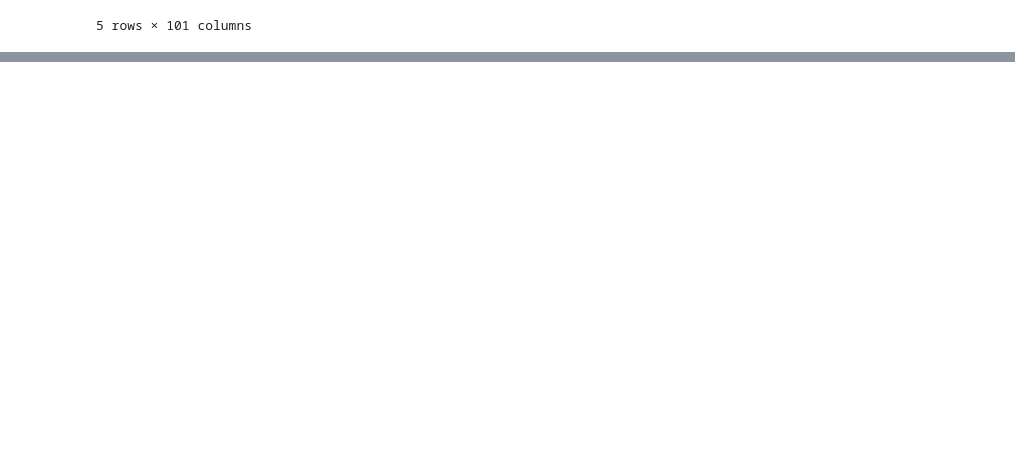
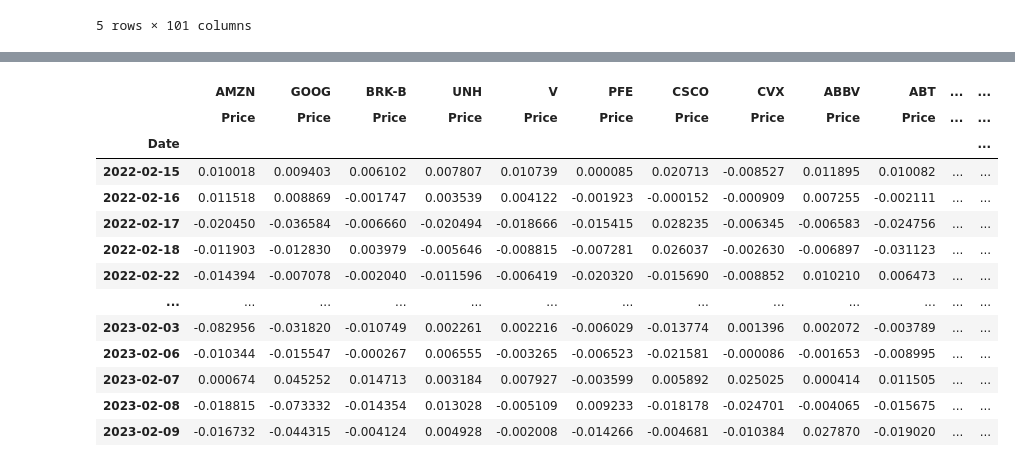
Before and after one commit to MEstrada21/FinTech-545-Spring2023, a Jupyter notebook: Week04/Project/HomeworkWeek4.ipynb, the cells around one changed output, grey strips where cells are left out. Cells and saved outputs as stored; diff of their text form; code cells hidden in the pictures; blank space fills up the shorter version.

```diff
--- a/Week04/Project/HomeworkWeek4.ipynb
+++ b/Week04/Project/HomeworkWeek4.ipynb
@@ -558,0 +592,16 @@ stock_returns_matrix_port_A= calculateReturns(methodOfCalculation= "Arti")
+# %%
+stockPricesA = pd.DataFrame(GetCorrespondingStockPrices(portfolio_A, DailyPrices))
+
+stockPricesB = pd.DataFrame(GetCorrespondingStockPrices(portfolio_B,DailyPrices))
+stockPricesC = pd.DataFrame(GetCorrespondingStockPrices(portfolio_C,DailyPrices))
+stockPricesTotal = pd.DataFrame(GetCorrespondingStockPrices(portfolio_Total,DailyPrices))
+# # #
+# def VaRCalcDataCleanup
+# stockPricesA_Copy = stockPricesA.to_numpy()
+# portfolio_A = merge_price_data(stockPrices, portfolio_A)
+# portfolio_A.head()
+
+#reset stockpriceA index to date
+# stockPricesA.print()
+# stockPricesA.head()
+# stockPricesA_Copy
@@ -558,0 +653,64 @@ stock_returns_matrix_port_A= calculateReturns(methodOfCalculation= "Arti")
+# %%
+stock_Ret_Matrix_A= calculateReturns(stockPricesA, methodOfCalculation= "Arithmetic")
+
+
+
+
+mean_returns_port_A = stock_Ret_Matrix_A.mean()
+mean_returns_port_A.head()
+stock_Ret_Matrix_A_Mean_Adj = stock_Ret_Matrix_A -mean_returns_port_A
+#get what is indexed by
+stock_Ret_Matrix_A_Mean_Adj
+
+#drop date
+
+stock_Ret_Matrix_B= calculateReturns(stockPricesB, methodOfCalculation= "Arithmetic")
+stock_Ret_Matrix_B.head()
+
+
+
+mean_returns_port_B = stock_Ret_Matrix_B.mean()
+mean_returns_port_B
+stock_Ret_Matrix_B_Mean_Adj = stock_Ret_Matrix_B -mean_returns_port_B
+#get what is indexed by
+stock_Ret_Matrix_B_Mean_Adj.head()
+
+#drop date
+stock_Ret_Matrix_C= calculateReturns(stockPricesC, methodOfCalculation= "Arithmetic")
+stock_Ret_Matrix_C.head()
+
+
+
+mean_returns_port_C = stock_Ret_Matrix_C.mean()
+mean_returns_port_C.head()
+stock_Ret_Matrix_C_Mean_Adj = stock_Ret_Matrix_C -mean_returns_port_C
+#get what is indexed by
+stock_Ret_Matrix_C_Mean_Adj.head()
+
+
+# #drop date
+stock_Ret_Matrix_Total= calculateReturns(stockPricesC, methodOfCalculation= "Arithmetic")
+stock_Ret_Matrix_Total.head()
+
+
+
+mean_returns_port_Total = stock_Ret_Matrix_Total.mean()
+mean_returns_port_Total.head()
+stock_Ret_Matrix_Total_Mean_Adj = stock_Ret_Matrix_Total -mean_returns_port_Total
+#get what is indexed by
+stock_Ret_Matrix_Total_Mean_Adj
+# %% [output]
+|  | AMZN | GOOG | BRK-B | UNH | V | PFE | CSCO | CVX | ABBV | ABT | ... | ... |
+|  | Price | Price | Price | Price | Price | Price | Price | Price | Price | Price | ... | ... |
+| Date |  |  |  |  |  |  |  |  |  |  |  | ... |
+| 2022-02-15 | 0.010018 | 0.009403 | 0.006102 | 0.007807 | 0.010739 | 0.000085 | 0.020713 | -0.008527 | 0.011895 | 0.010082 | ... | ... |
+| 2022-02-16 | 0.011518 | 0.008869 | -0.001747 | 0.003539 | 0.004122 | -0.001923 | -0.000152 | -0.000909 | 0.007255 | -0.002111 | ... | ... |
+| 2022-02-17 | -0.020450 | -0.036584 | -0.006660 | -0.020494 | -0.018666 | -0.015415 | 0.028235 | -0.006345 | -0.006583 | -0.024756 | ... | ... |
+| 2022-02-18 | -0.011903 | -0.012830 | 0.003979 | -0.005646 | -0.008815 | -0.007281 | 0.026037 | -0.002630 | -0.006897 | -0.031123 | ... | ... |
+| 2022-02-22 | -0.014394 | -0.007078 | -0.002040 | -0.011596 | -0.006419 | -0.020320 | -0.015690 | -0.008852 | 0.010210 | 0.006473 | ... | ... |
+| ... | ... | ... | ... | ... | ... | ... | ... | ... | ... | ... | ... | ... |
+| 2023-02-03 | -0.082956 | -0.031820 | -0.010749 | 0.002261 | 0.002216 | -0.006029 | -0.013774 | 0.001396 | 0.002072 | -0.003789 | ... | ... |
+| 2023-02-06 | -0.010344 | -0.015547 | -0.000267 | 0.006555 | -0.003265 | -0.006523 | -0.021581 | -0.000086 | -0.001653 | -0.008995 | ... | ... |
+| 2023-02-07 | 0.000674 | 0.045252 | 0.014713 | 0.003184 | 0.007927 | -0.003599 | 0.005892 | 0.025025 | 0.000414 | 0.011505 | ... | ... |
+| 2023-02-08 | -0.018815 | -0.073332 | -0.014354 | 0.013028 | -0.005109 | 0.009233 | -0.018178 | -0.024701 | -0.004065 | -0.015675 | ... | ... |
+| 2023-02-09 | -0.016732 | -0.044315 | -0.004124 | 0.004928 | -0.002008 | -0.014266 | -0.004681 | -0.010384 | 0.027870 | -0.019020 | ... | ... |
```
Also changed, not shown: parts of 25 cells of this notebook, 5 other files.
